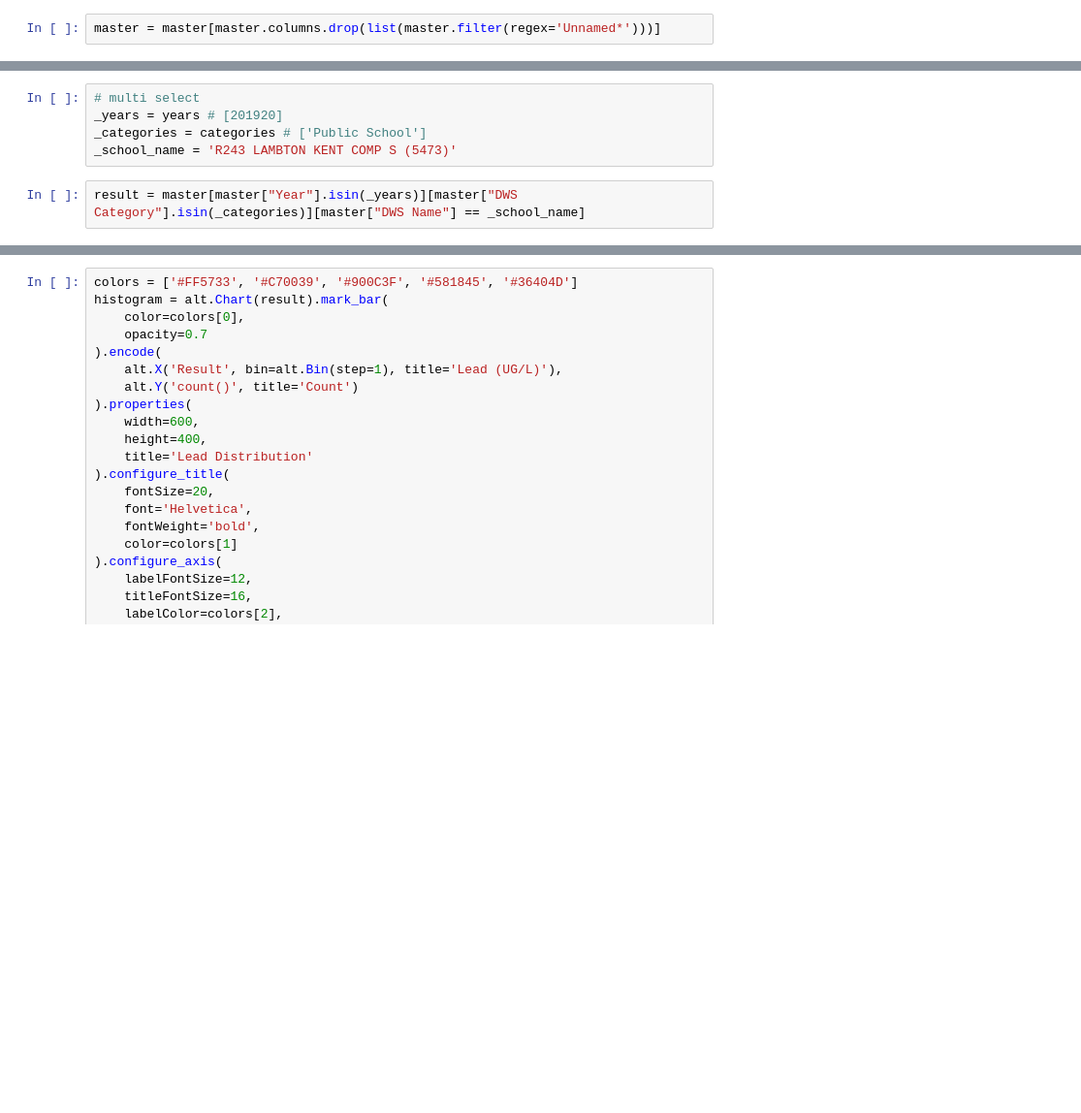
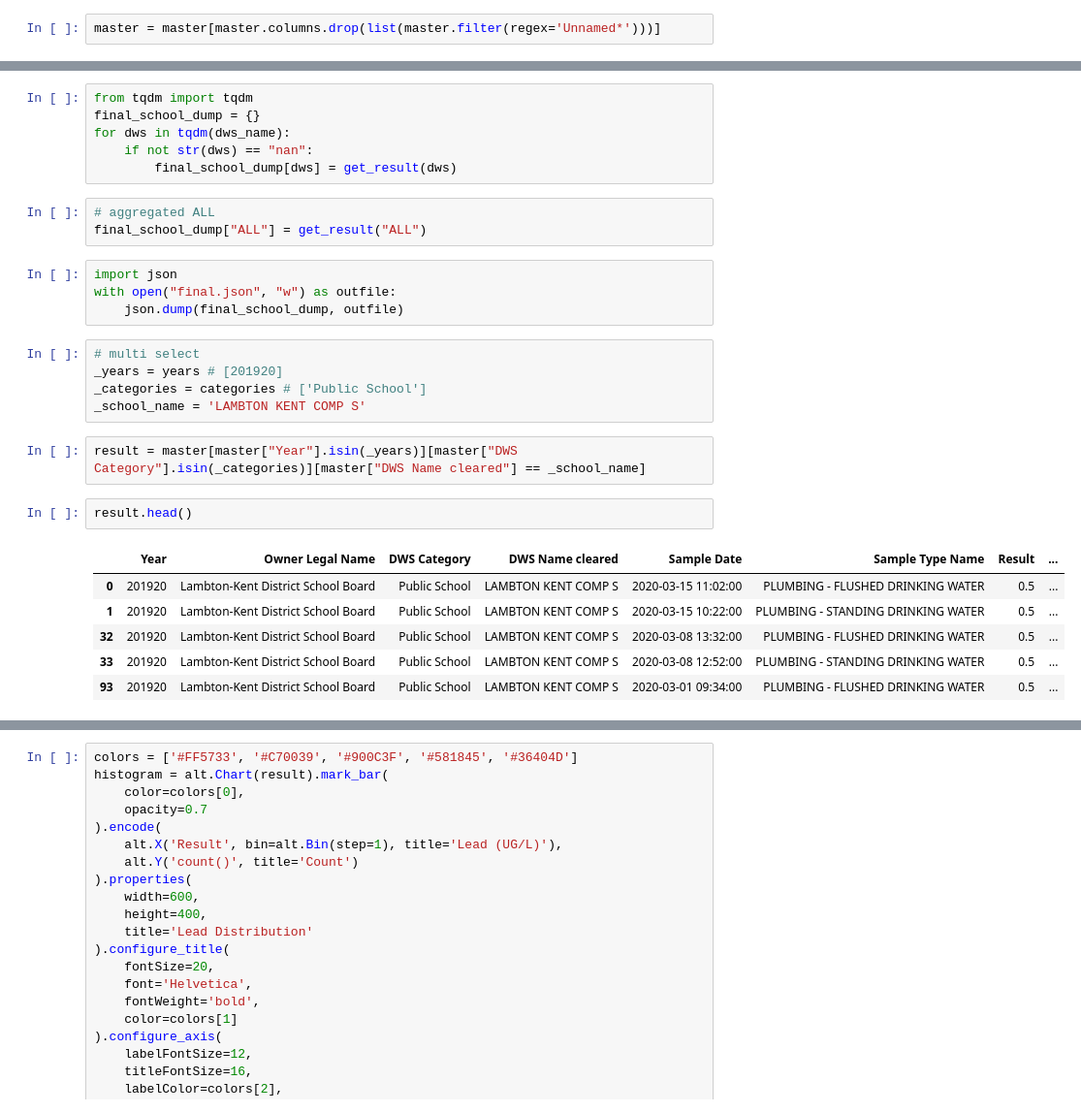
Before and after one commit to HIVE-UofT/Ontario-lead-analysis, a Jupyter notebook: visualization.ipynb, the cells around one changed output, grey strips where cells are left out. Shown at 97% size. Cells and saved outputs as stored; diff of their text form; blank space fills up the shorter version.

```diff
--- a/visualization.ipynb
+++ b/visualization.ipynb
@@ -50,7 +139,29 @@ Len names:  8592
+# %%
+from tqdm import tqdm
+final_school_dump = {}
+for dws in tqdm(dws_name):
+    if not str(dws) == "nan":
+        final_school_dump[dws] = get_result(dws)
+# %%
+# aggregated ALL
+final_school_dump["ALL"] = get_result("ALL")
+# %%
+import json
+with open("final.json", "w") as outfile:
+    json.dump(final_school_dump, outfile)
 # %%
 # multi select
 _years = years # [201920]
 _categories = categories # ['Public School']
-_school_name = 'R243 LAMBTON KENT COMP S (5473)'
+_school_name = 'LAMBTON KENT COMP S'
 # %%
-result = master[master["Year"].isin(_years)][master["DWS Category"].isin(_categories)][master["DWS Name"] == _school_name]
+result = master[master["Year"].isin(_years)][master["DWS Category"].isin(_categories)][master["DWS Name cleared"] == _school_name]
+# %%
+result.head()
+# %% [output]
+|  | Year | Owner Legal Name | DWS Category | DWS Name cleared | Sample Date | Sample Type Name | Result | ... |
+| 0 | 201920 | Lambton-Kent District School Board | Public School | LAMBTON KENT COMP S | 2020-03-15 11:02:00 | PLUMBING - FLUSHED DRINKING WATER | 0.5 | ... |
+| 1 | 201920 | Lambton-Kent District School Board | Public School | LAMBTON KENT COMP S | 2020-03-15 10:22:00 | PLUMBING - STANDING DRINKING WATER | 0.5 | ... |
+| 32 | 201920 | Lambton-Kent District School Board | Public School | LAMBTON KENT COMP S | 2020-03-08 13:32:00 | PLUMBING - FLUSHED DRINKING WATER | 0.5 | ... |
+| 33 | 201920 | Lambton-Kent District School Board | Public School | LAMBTON KENT COMP S | 2020-03-08 12:52:00 | PLUMBING - STANDING DRINKING WATER | 0.5 | ... |
+| 93 | 201920 | Lambton-Kent District School Board | Public School | LAMBTON KENT COMP S | 2020-03-01 09:34:00 | PLUMBING - FLUSHED DRINKING WATER | 0.5 | ... |
```
Also changed, not shown: parts of 14 cells of this notebook, 1 other file.
